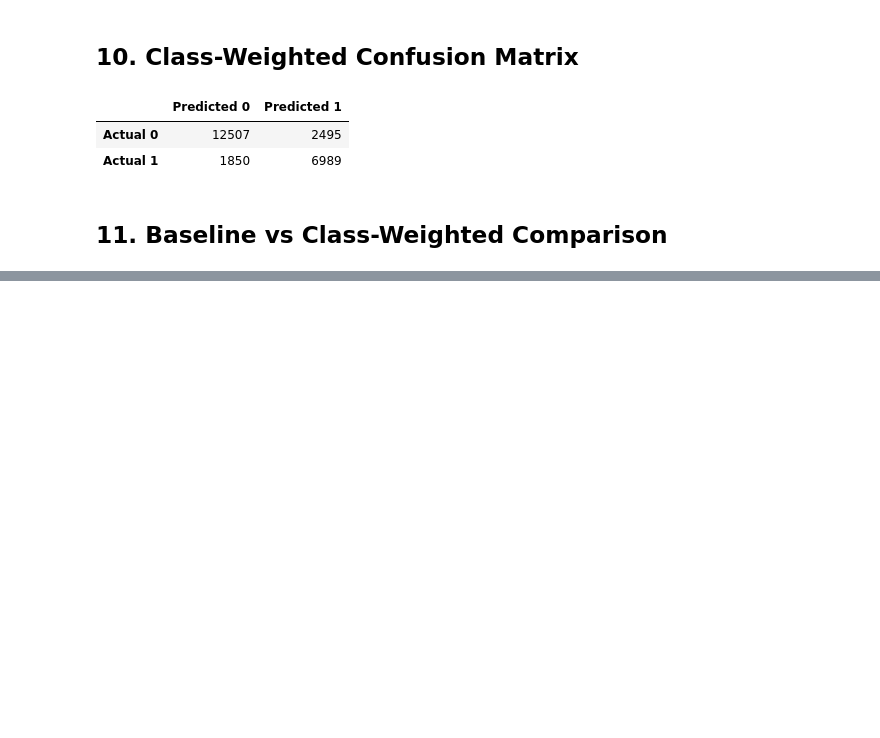
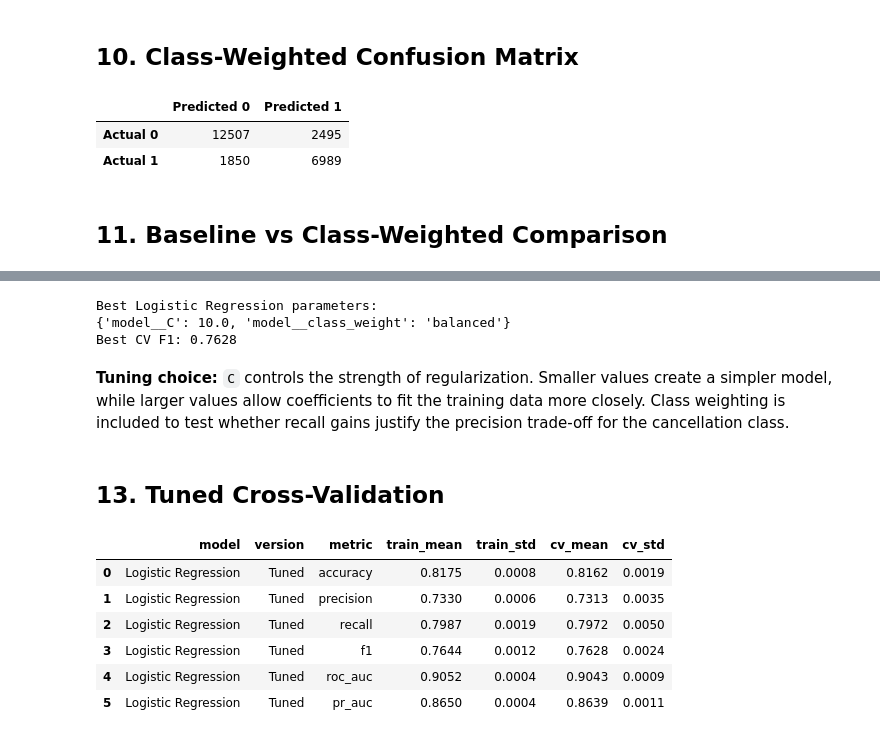
Before and after one commit to Manesha03/IT3051-FDM-Mini-Project-2026, a Jupyter notebook: 06_Model_Evaluation/Logistic_Regression.ipynb, the cells around one changed output, grey strips where cells are left out. Drawn from its saved outputs; the diff is of its cells as text; code cells hidden in the pictures; blank space fills up the shorter version.

```diff
--- a/06_Model_Evaluation/Logistic_Regression.ipynb
+++ b/06_Model_Evaluation/Logistic_Regression.ipynb
@@ -282,0 +279,59 @@ whether missing cancellations is more costly than extra follow-up actions.
+# %%
+tuned_logistic_base = build_pipeline(
+    LogisticRegression(
+        max_iter=2000,
+        solver="lbfgs",
+        random_state=RANDOM_STATE,
+    ),
+    prepared.X_train,
+)
+
+logistic_param_grid = {
+    "model__C": [0.01, 0.1, 1.0, 10.0],
+    "model__class_weight": [None, "balanced"],
+}
+
+logistic_search = GridSearchCV(
+    estimator=tuned_logistic_base,
+    param_grid=logistic_param_grid,
+    scoring="f1",
+    cv=get_cv(),
+    n_jobs=1,
+    return_train_score=True,
+)
+logistic_search.fit(prepared.X_train, prepared.y_train)
+
+print("Best Logistic Regression parameters:")
+print(logistic_search.best_params_)
+print(f"Best CV F1: {logistic_search.best_score_:.4f}")
+# %% [output]
+Best Logistic Regression parameters:
+{'model__C': 10.0, 'model__class_weight': 'balanced'}
+Best CV F1: 0.7628
+# %% [markdown]
+**Tuning choice:** `C` controls the strength of regularization. Smaller
+values create a simpler model, while larger values allow coefficients to
+fit the training data more closely. Class weighting is included to test
+whether recall gains justify the precision trade-off for the cancellation
+class.
+# %% [markdown]
+## 13. Tuned Cross-Validation
+# %%
+tuned_logistic_pipeline = logistic_search.best_estimator_
+
+tuned_logistic_cv = cross_validation_summary(
+    "Logistic Regression",
+    "Tuned",
+    tuned_logistic_pipeline,
+    prepared.X_train,
+    prepared.y_train,
+)
+display(tuned_logistic_cv.round(4))
+# %% [output]
+|  | model | version | metric | train_mean | train_std | cv_mean | cv_std |
+| 0 | Logistic Regression | Tuned | accuracy | 0.8175 | 0.0008 | 0.8162 | 0.0019 |
+| 1 | Logistic Regression | Tuned | precision | 0.7330 | 0.0006 | 0.7313 | 0.0035 |
+| 2 | Logistic Regression | Tuned | recall | 0.7987 | 0.0019 | 0.7972 | 0.0050 |
+| 3 | Logistic Regression | Tuned | f1 | 0.7644 | 0.0012 | 0.7628 | 0.0024 |
+| 4 | Logistic Regression | Tuned | roc_auc | 0.9052 | 0.0004 | 0.9043 | 0.0009 |
+| 5 | Logistic Regression | Tuned | pr_auc | 0.8650 | 0.0004 | 0.8639 | 0.0011 |
```
Also changed, not shown: parts of 24 cells of this notebook, 2 other files.
